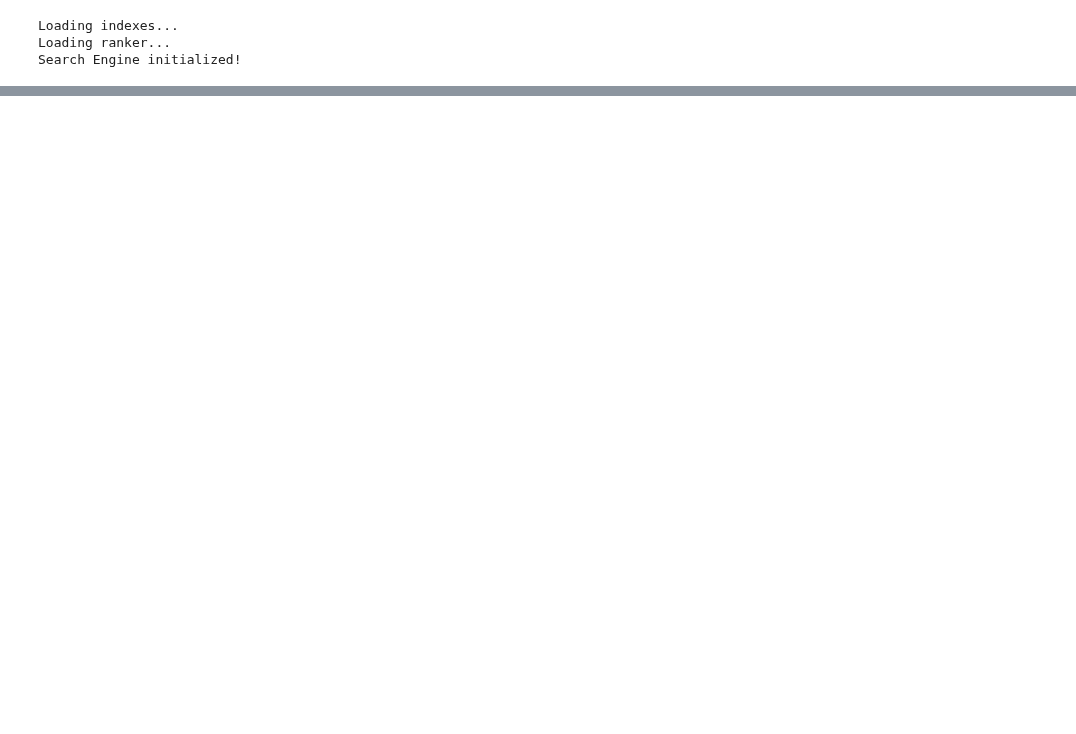
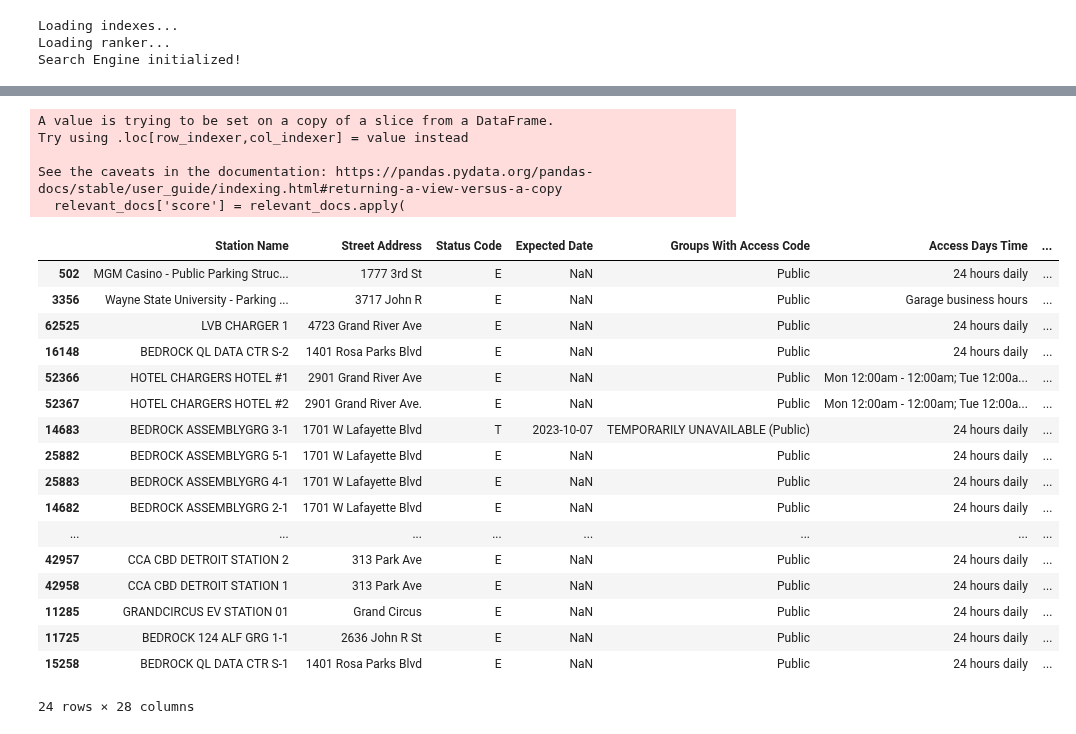
Before and after one commit to priest-yang/Electrifind, a Jupyter notebook: src/evaluation.ipynb, the cells around one changed output, grey strips where cells are left out. Saved outputs shown, nothing was run; the diff lists cells and outputs as text; code cells hidden in the pictures; blank space fills up the shorter version.

```diff
--- a/src/evaluation.ipynb
+++ b/src/evaluation.ipynb
@@ -94,3 +52,30 @@ See the caveats in the documentation: https://pandas.pydata.org/pandas-docs/stab
+# %%
+res = search_engine.pipeline.query(query, user_id=2)
+search_engine.get_station_info([int(x) for x in res])
+# %% [output]
+A value is trying to be set on a copy of a slice from a DataFrame.
+Try using .loc[row_indexer,col_indexer] = value instead
+
+See the caveats in the documentation: https://pandas.pydata.org/pandas-docs/stable/user_guide/indexing.html#returning-a-view-versus-a-copy
+  relevant_docs['score'] = relevant_docs.apply(
+|  | Station Name | Street Address | Status Code | Expected Date | Groups With Access Code | Access Days Time | ... |
+| 502 | MGM Casino - Public Parking Struc... | 1777 3rd St | E | NaN | Public | 24 hours daily | ... |
+| 3356 | Wayne State University - Parking ... | 3717 John R | E | NaN | Public | Garage business hours | ... |
+| 62525 | LVB CHARGER 1 | 4723 Grand River Ave | E | NaN | Public | 24 hours daily | ... |
+| 16148 | BEDROCK QL DATA CTR S-2 | 1401 Rosa Parks Blvd | E | NaN | Public | 24 hours daily | ... |
+| 52366 | HOTEL CHARGERS HOTEL #1 | 2901 Grand River Ave | E | NaN | Public | Mon 12:00am - 12:00am; Tue 12:00a... | ... |
+| 52367 | HOTEL CHARGERS HOTEL #2 | 2901 Grand River Ave. | E | NaN | Public | Mon 12:00am - 12:00am; Tue 12:00a... | ... |
+| 14683 | BEDROCK ASSEMBLYGRG 3-1 | 1701 W Lafayette Blvd | T | 2023-10-07 | TEMPORARILY UNAVAILABLE (Public) | 24 hours daily | ... |
+| 25882 | BEDROCK ASSEMBLYGRG 5-1 | 1701 W Lafayette Blvd | E | NaN | Public | 24 hours daily | ... |
+| 25883 | BEDROCK ASSEMBLYGRG 4-1 | 1701 W Lafayette Blvd | E | NaN | Public | 24 hours daily | ... |
+| 14682 | BEDROCK ASSEMBLYGRG 2-1 | 1701 W Lafayette Blvd | E | NaN | Public | 24 hours daily | ... |
+| ... | ... | ... | ... | ... | ... | ... | ... |
+| 42957 | CCA CBD DETROIT STATION 2 | 313 Park Ave | E | NaN | Public | 24 hours daily | ... |
+| 42958 | CCA CBD DETROIT STATION 1 | 313 Park Ave | E | NaN | Public | 24 hours daily | ... |
+| 11285 | GRANDCIRCUS EV STATION 01 | Grand Circus | E | NaN | Public | 24 hours daily | ... |
+| 11725 | BEDROCK 124 ALF GRG 1-1 | 2636 John R St | E | NaN | Public | 24 hours daily | ... |
+| 15258 | BEDROCK QL DATA CTR S-1 | 1401 Rosa Parks Blvd | E | NaN | Public | 24 hours daily | ... |
+24 rows × 28 columns
 # %%
 overall_scores = []
 user_ids = [51, 206, 49, 86, 52, 6, 141, 67, 66, 244]
```
Also changed, not shown: parts of 21 cells of this notebook, 7 other files.
